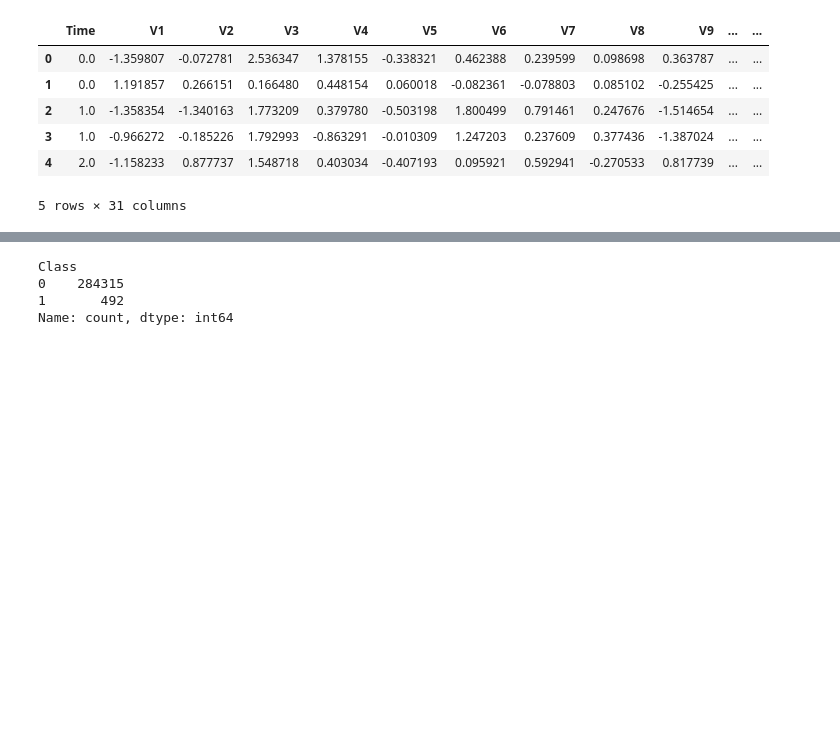
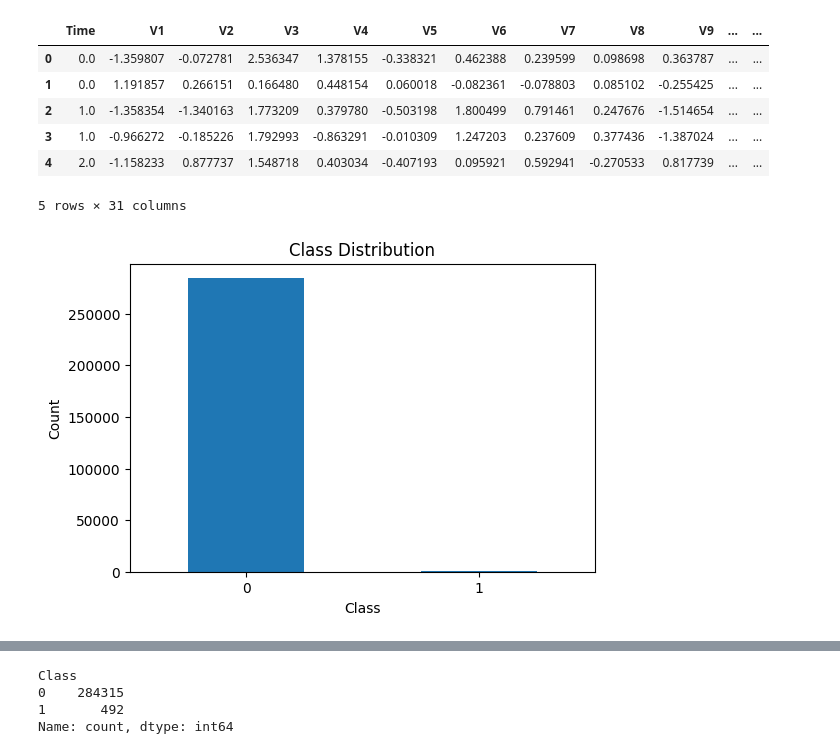
Before and after one commit to joonjester/CardGuard, a Jupyter notebook: corelation.ipynb, the cells around one changed output, grey strips where cells are left out. Drawn from its saved outputs; the diff is of its cells as text; code cells hidden in the pictures; blank space fills up the shorter version.

```diff
--- a/corelation.ipynb
+++ b/corelation.ipynb
@@ -17,4 +17,11 @@ df.head()
 | 3 | 1.0 | -0.966272 | -0.185226 | 1.792993 | -0.863291 | -0.010309 | 1.247203 | 0.237609 | 0.377436 | -1.387024 | ... | ... |
 | 4 | 2.0 | -1.158233 | 0.877737 | 1.548718 | 0.403034 | -0.407193 | 0.095921 | 0.592941 | -0.270533 | 0.817739 | ... | ... |
 5 rows × 31 columns
+# %%
+df['Class'].value_counts().plot(kind='bar', figsize=(6, 4),rot=0)
+plt.title("Class Distribution")
+plt.ylabel("Count")
+plt.show()
+# %% [output]
+[figure, added]
 # %%
```
Also changed, not shown: parts of 6 cells of this notebook.
